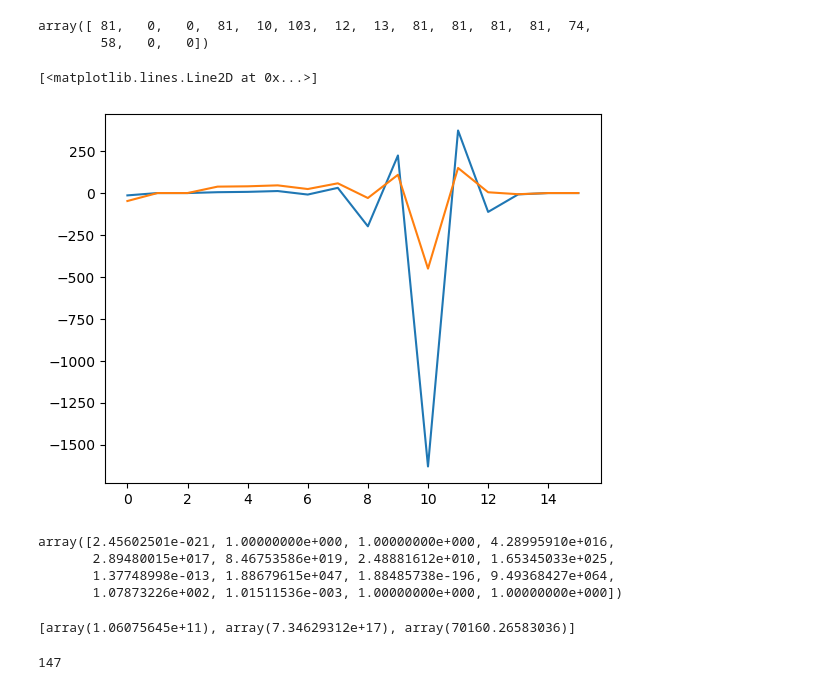
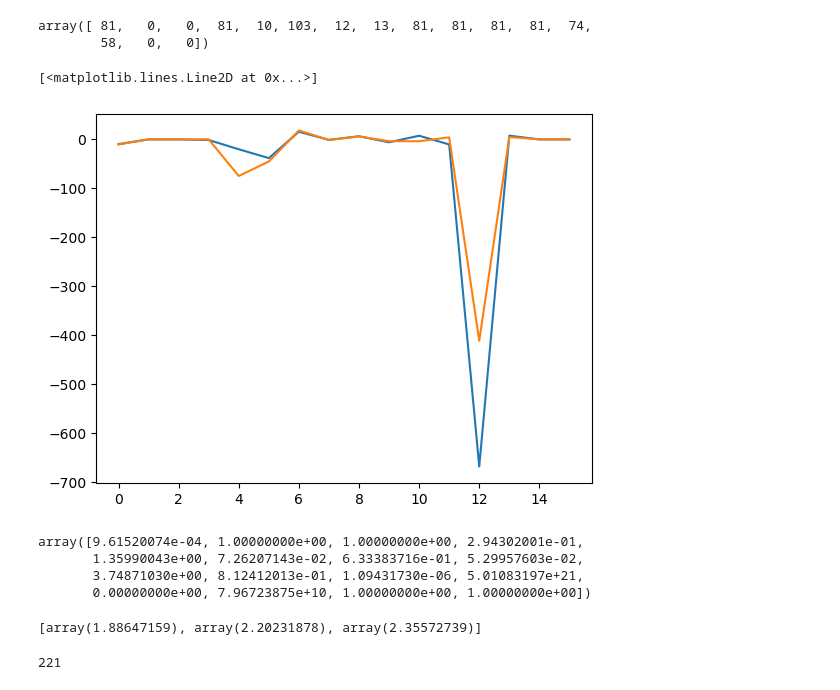
Before and after one commit to edeno/test_hmm, a Jupyter notebook: notebooks/replay_id3c copy.ipynb, the cells around one changed output. Drawn from its saved outputs; the diff is of its cells as text; code cells hidden in the pictures.

```diff
--- a/notebooks/replay_id3c copy.ipynb
+++ b/notebooks/replay_id3c copy.ipynb
@@ -381,23 +406,24 @@ np.argmax(np.abs(coefficients_iter[1] - coefficients_iter[2]), axis=1)
 array([ 81,   0,   0,  81,  10, 103,  12,  13,  81,  81,  81,  81,  74,
         58,   0,   0])
 # %%
-plt.plot(coefficients_iter[1][:, 81])
-plt.plot(coefficients_iter[2][:, 81])
+neuron_ind = 10
+plt.plot(coefficients_iter[1][:, neuron_ind])
+plt.plot(coefficients_iter[2][:, neuron_ind])
 # %% [output]
 [<matplotlib.lines.Line2D at 0x...>]
-[figure, old version]
+[figure, new version]
 # %%
-np.exp(coefficients_iter[2][:, 81])
+np.exp(coefficients_iter[2][:, neuron_ind])
 # %% [output]
-array([2.45602501e-021, 1.00000000e+000, 1.00000000e+000, 4.28995910e+016,
-       2.89480015e+017, 8.46753586e+019, 2.48881612e+010, 1.65345033e+025,
-       1.37748998e-013, 1.88679615e+047, 1.88485738e-196, 9.49368427e+064,
-       1.07873226e+002, 1.01511536e-003, 1.00000000e+000, 1.00000000e+000])
+array([9.61520074e-04, 1.00000000e+00, 1.00000000e+00, 2.94302001e-01,
+       1.35990043e+00, 7.26207143e-02, 6.33383716e-01, 5.29957603e-02,
+       3.74871030e+00, 8.12412013e-01, 1.09431730e-06, 5.01083197e+21,
+       0.00000000e+00, 7.96723875e+10, 1.00000000e+00, 1.00000000e+00])
 # %%
-[nl[:, 81].max() * sampling_frequency for nl in non_local_rates_iter]
+[nl[:, neuron_ind].max() * sampling_frequency for nl in non_local_rates_iter]
 # %% [output]
-[array(1.06075645e+11), array(7.34629312e+17), array(70160.26583036)]
+[array(1.88647159), array(2.20231878), array(2.35572739)]
 # %%
-spikes[:, 81].sum()
+spikes[:, neuron_ind].sum()
 # %% [output]
-147
+221
```
Also changed, not shown: parts of 3 cells of this notebook, 2 other files.
